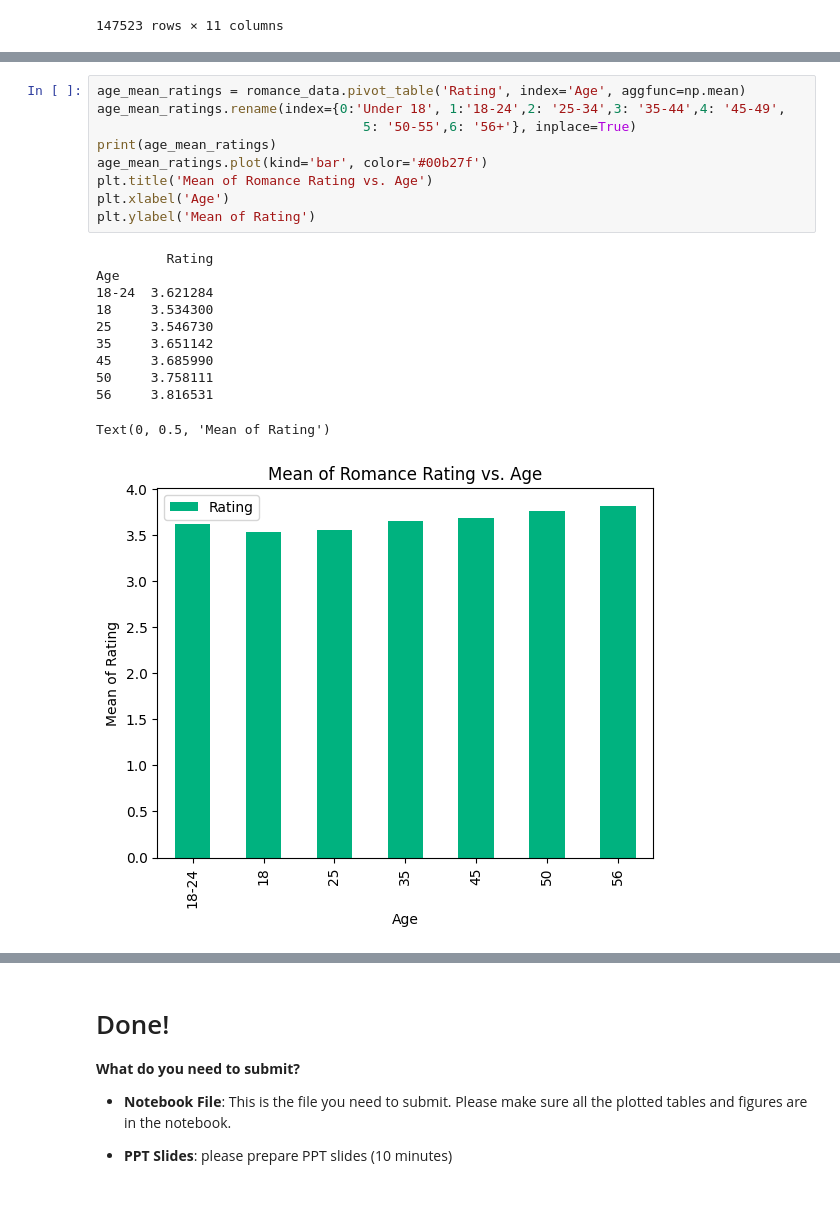
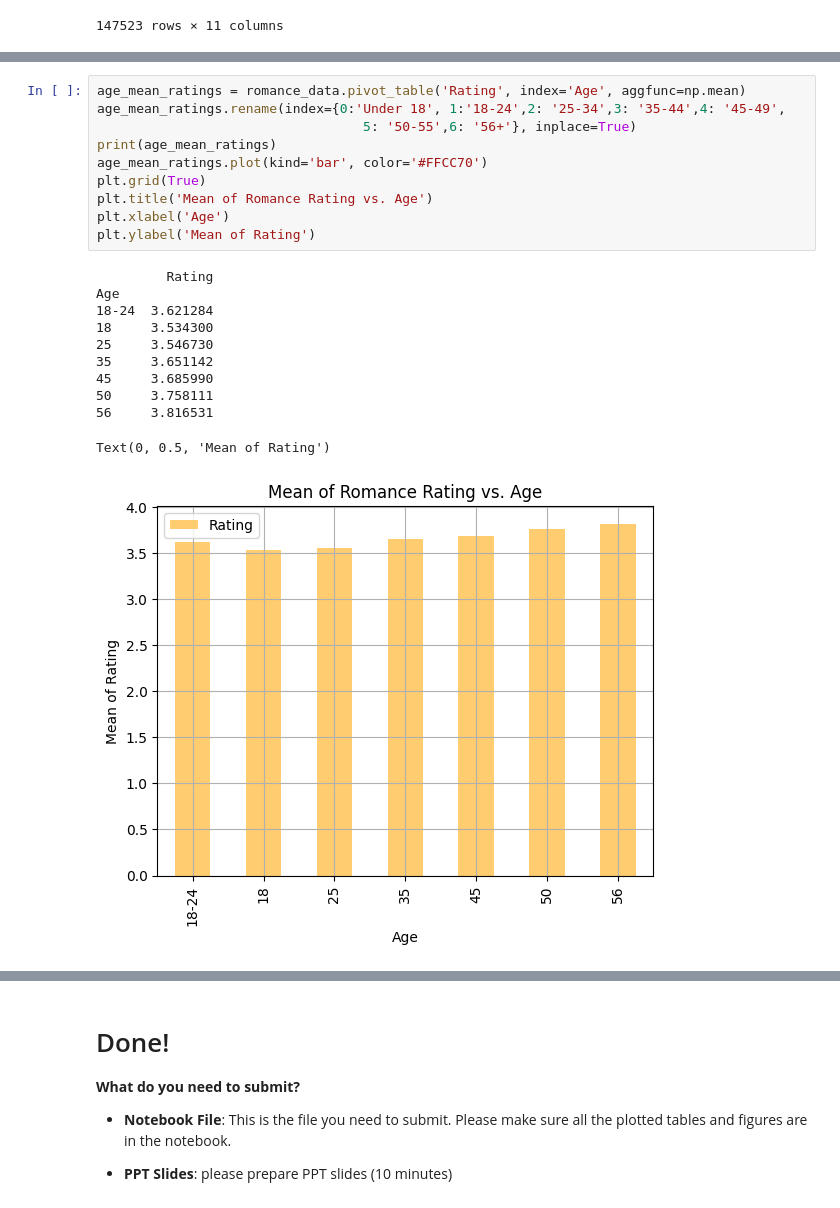
Before and after one commit to Tonry12/data_science_bootcamp_8_tonnaw, a Jupyter notebook: Project2_66.ipynb, the cells around one changed output, grey strips where cells are left out. Saved outputs shown, nothing was run; the diff lists cells and outputs as text.

```diff
--- a/Project2_66.ipynb
+++ b/Project2_66.ipynb
@@ -542,21 +526,22 @@ romance_data
 # %%
 age_mean_ratings = romance_data.pivot_table('Rating', index='Age', aggfunc=np.mean)
 age_mean_ratings.rename(index={0:'Under 18', 1:'18-24',2: '25-34',3: '35-44',4: '45-49',
                                   5: '50-55',6: '56+'}, inplace=True)
 print(age_mean_ratings)
-age_mean_ratings.plot(kind='bar', color='#00b27f')
+age_mean_ratings.plot(kind='bar', color='#FFCC70')
+plt.grid(True)
 plt.title('Mean of Romance Rating vs. Age')
 plt.xlabel('Age')
 plt.ylabel('Mean of Rating')
 # %% [output]
          Rating
 Age
 18-24  3.621284
 18     3.534300
 25     3.546730
 35     3.651142
 45     3.685990
 50     3.758111
 56     3.816531
 Text(0, 0.5, 'Mean of Rating')
-[figure, old version]
+[figure, new version]
```
Also changed, not shown: parts of 5 cells of this notebook.
